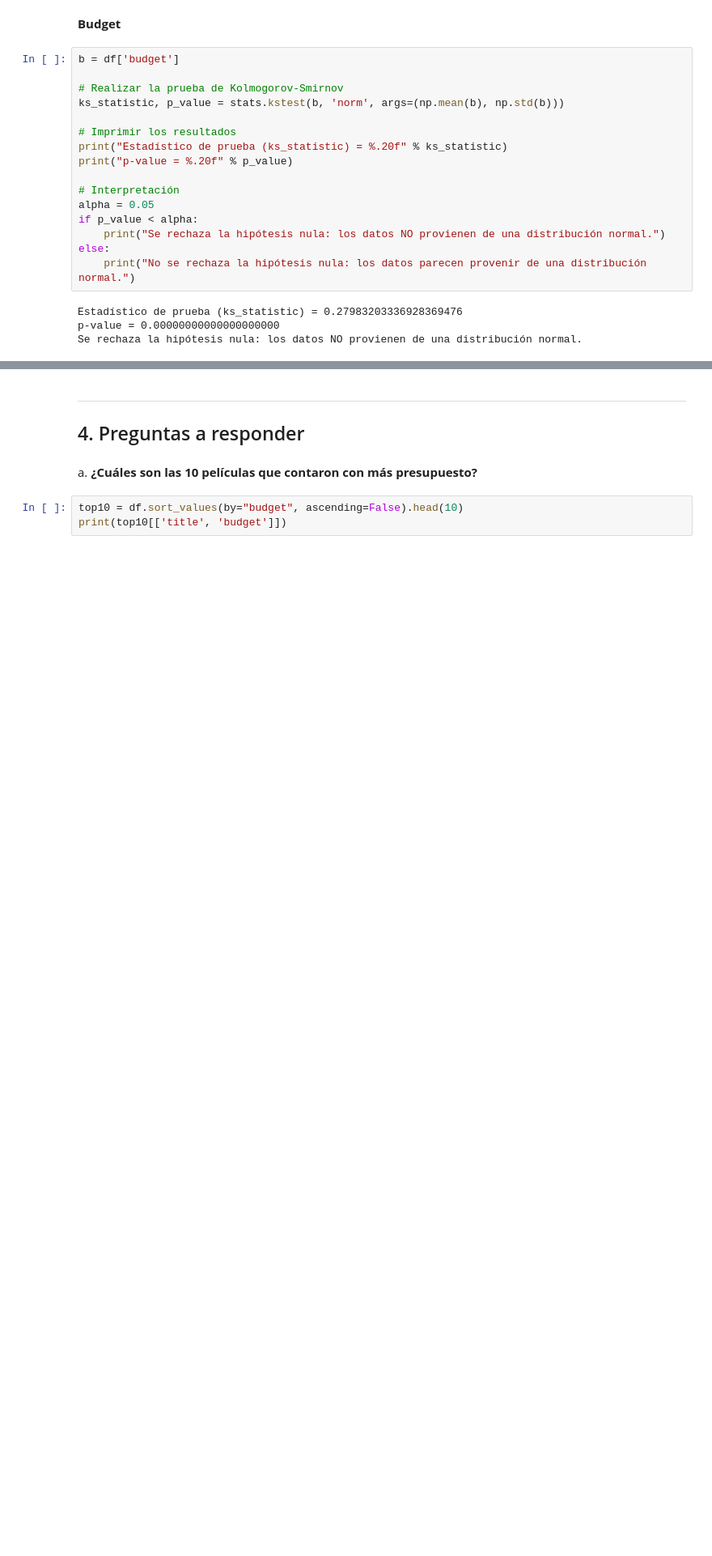
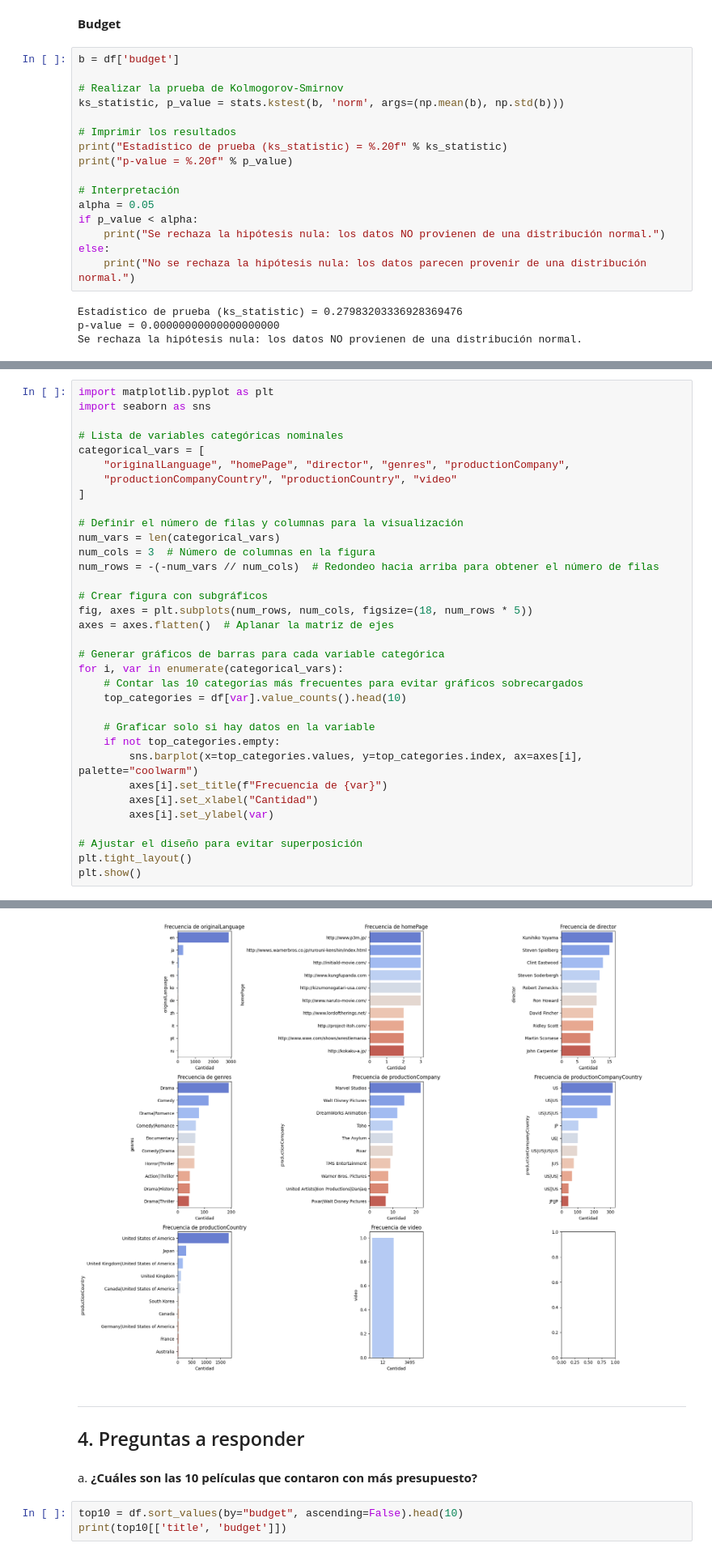
Before and after one commit to angelargd8/HDT01-MDD, a Jupyter notebook: main.ipynb, the cells around one changed output, grey strips where cells are left out. Shown at 81% size. Drawn from its saved outputs; the diff is of its cells as text; blank space fills up the shorter version.

```diff
--- a/main.ipynb
+++ b/main.ipynb
@@ -310,0 +413,35 @@ Se rechaza la hipótesis nula: los datos NO provienen de una distribución norma
+# %%
+import matplotlib.pyplot as plt
+import seaborn as sns
+
+# Lista de variables categóricas nominales
+categorical_vars = [
+    "originalLanguage", "homePage", "director", "genres", "productionCompany",
+    "productionCompanyCountry", "productionCountry", "video"
+]
+
+# Definir el número de filas y columnas para la visualización
+num_vars = len(categorical_vars)
+num_cols = 3  # Número de columnas en la figura
+num_rows = -(-num_vars // num_cols)  # Redondeo hacia arriba para obtener el número de filas
+
+# Crear figura con subgráficos
+fig, axes = plt.subplots(num_rows, num_cols, figsize=(18, num_rows * 5))
+axes = axes.flatten()  # Aplanar la matriz de ejes
+
+# Generar gráficos de barras para cada variable categórica
+for i, var in enumerate(categorical_vars):
+    # Contar las 10 categorías más frecuentes para evitar gráficos sobrecargados
+    top_categories = df[var].value_counts().head(10)
+
+    # Graficar solo si hay datos en la variable
+    if not top_categories.empty:
+        sns.barplot(x=top_categories.values, y=top_categories.index, ax=axes[i], palette="coolwarm")
+        axes[i].set_title(f"Frecuencia de {var}")
+        axes[i].set_xlabel("Cantidad")
+        axes[i].set_ylabel(var)
+
+# Ajustar el diseño para evitar superposición
+plt.tight_layout()
+plt.show()
+# %% [output]
@@ -311,3 +465,4 @@ Se rechaza la hipótesis nula: los datos NO provienen de una distribución norma
+[figure, added]
 # %% [markdown]
 ---
 ## 4. Preguntas a responder
```
Also changed, not shown: parts of 7 cells of this notebook.
